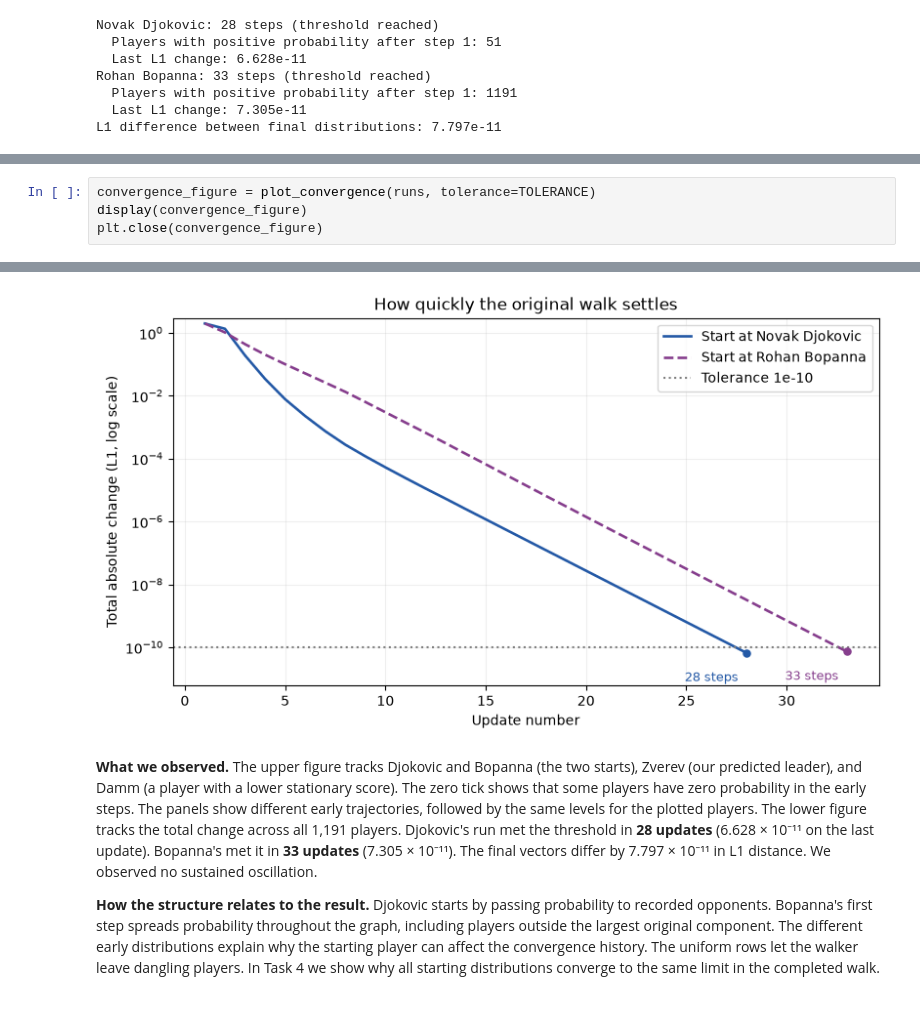
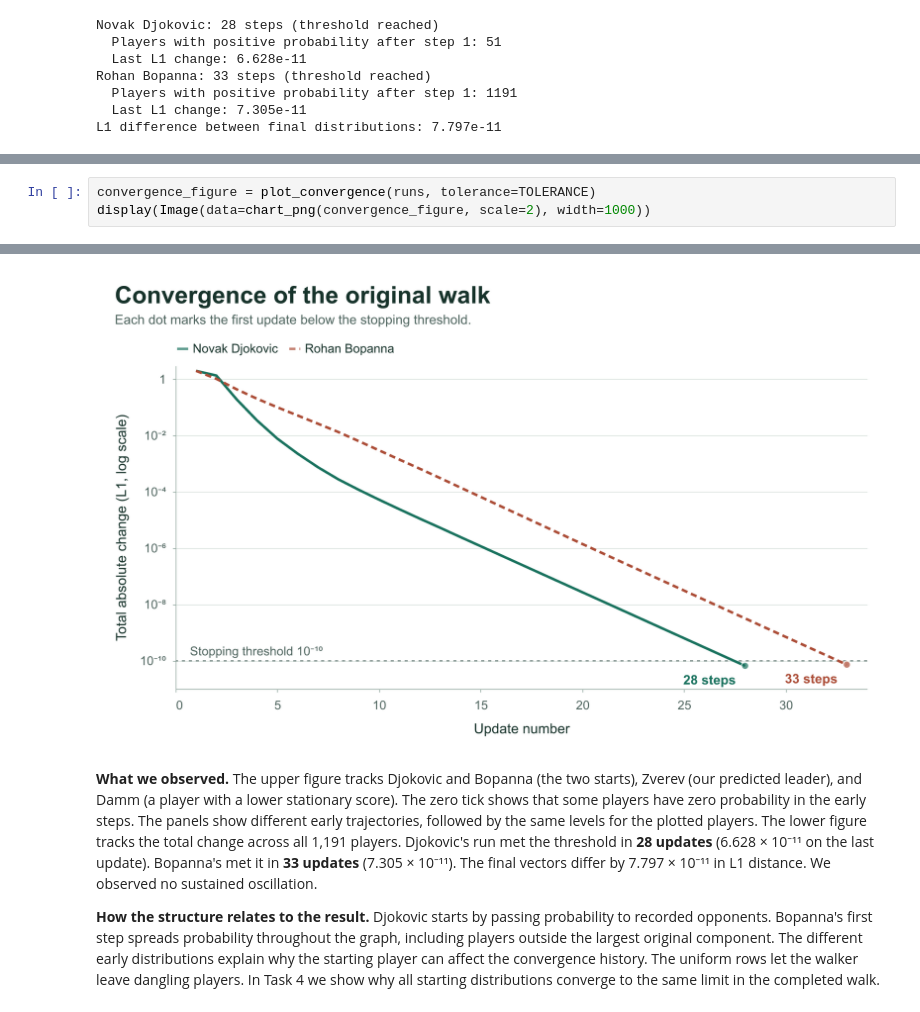
Before and after one commit to ismatovamargarita-png/Computer-Programming-I-Project, a Jupyter notebook: ATP_Tennis_Tasks_3_and_4.ipynb, the cells around one changed output, grey strips where cells are left out. Saved outputs shown, nothing was run; the diff lists cells and outputs as text.

```diff
--- a/ATP_Tennis_Tasks_3_and_4.ipynb
+++ b/ATP_Tennis_Tasks_3_and_4.ipynb
@@ -163,5 +169,4 @@ We plot the L1 change after each update. The dotted line marks the stopping tole
 # %%
 convergence_figure = plot_convergence(runs, tolerance=TOLERANCE)
-display(convergence_figure)
-plt.close(convergence_figure)
+display(Image(data=chart_png(convergence_figure, scale=2), width=1000))
 # %% [output]
@@ -168,4 +190,4 @@ plt.close(convergence_figure)
-[figure, old version]
+[figure, new version]
 # %% [markdown]
 **What we observed.** The upper figure tracks Djokovic and Bopanna (the two starts), Zverev (our predicted leader), and Damm (a player with a lower stationary score). The zero tick shows that some players have zero probability in the early steps. The panels show different early trajectories, followed by the same levels for the plotted players. The lower figure tracks the total change across all 1,191 players. Djokovic's run met the threshold in **28 updates** (6.628 × 10⁻¹¹ on the last update). Bopanna's met it in **33 updates** (7.305 × 10⁻¹¹). The final vectors differ by 7.797 × 10⁻¹¹ in L1 distance. We observed no sustained oscillation.
 
```
Also changed, not shown: parts of 6 cells of this notebook, 9 other files.
